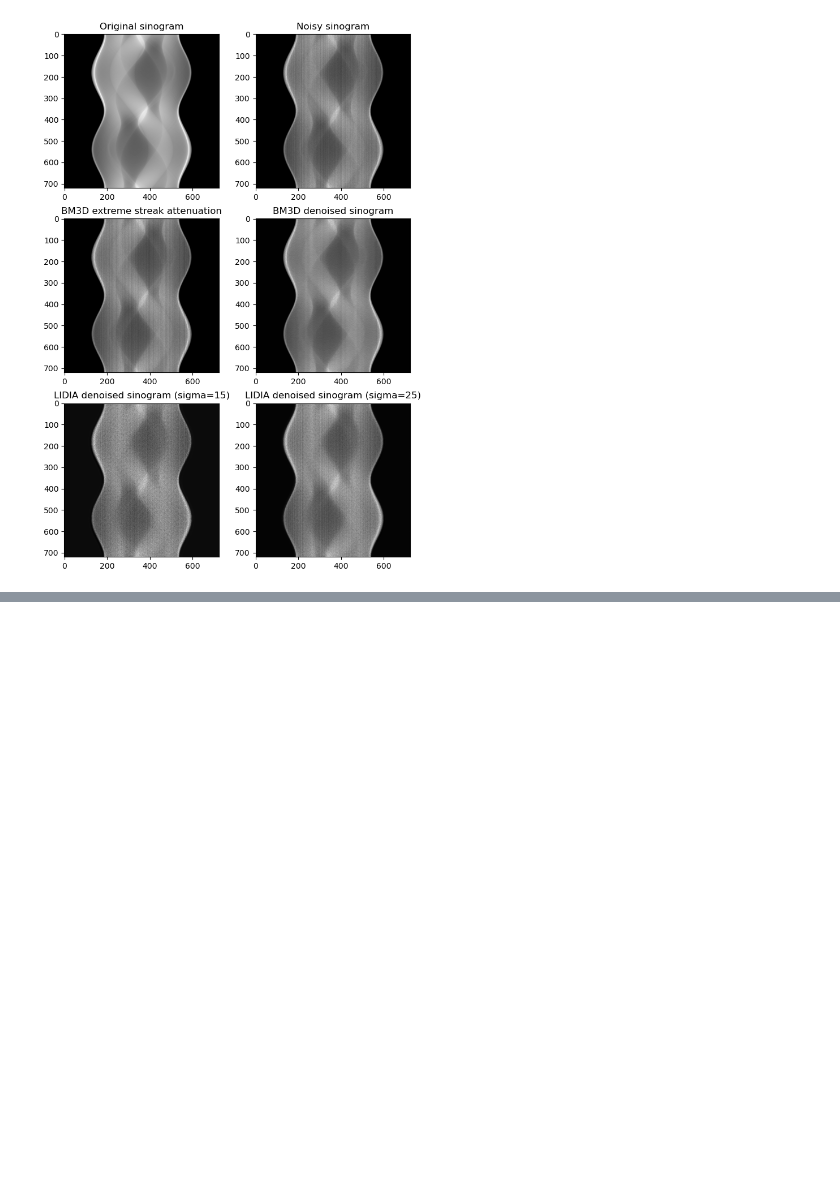
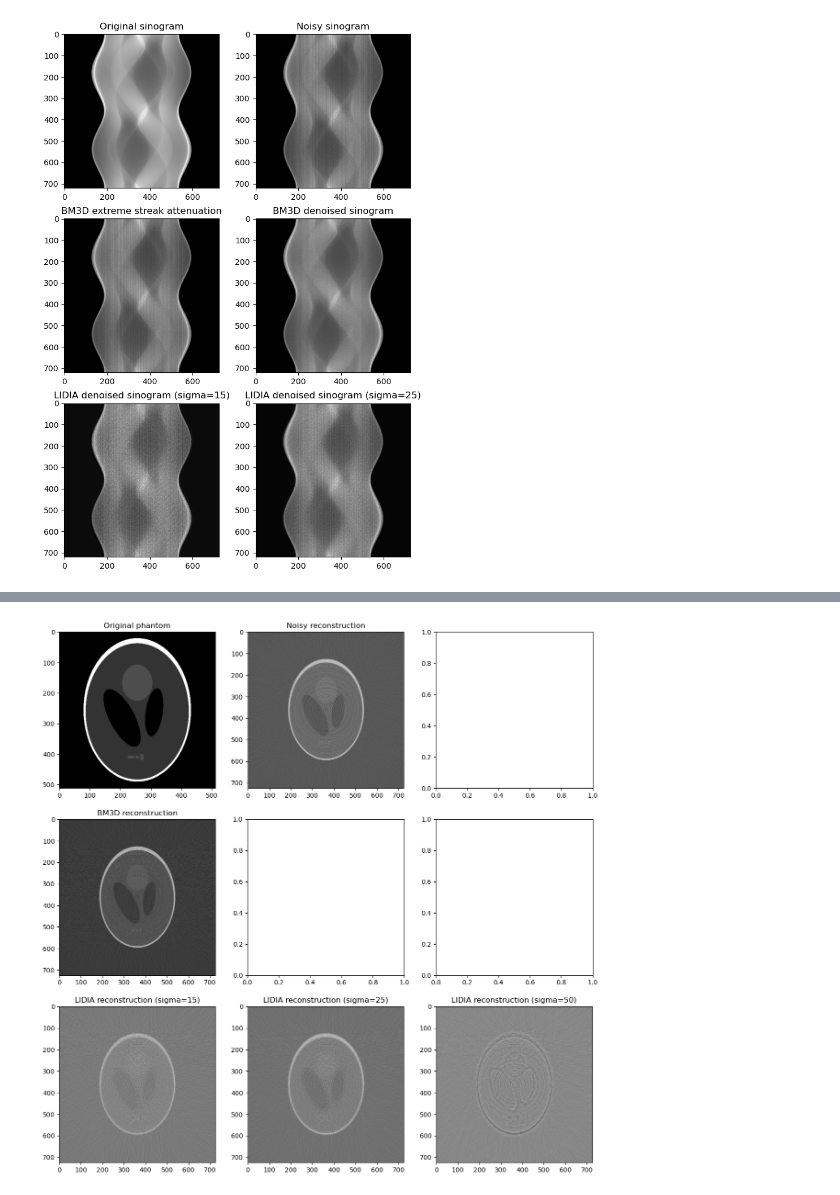
Before and after one commit to KedoKudo/TomoArtifactBenchPy, a Jupyter notebook: notebooks/evaluate_LIDIA.ipynb, the cells around one changed output, grey strips where cells are left out. Drawn from its saved outputs; the diff is of its cells as text; code cells hidden in the pictures; blank space fills up the shorter version.

Commit message:
add recon results for cmp

```diff
--- a/notebooks/evaluate_LIDIA.ipynb
+++ b/notebooks/evaluate_LIDIA.ipynb
@@ -226,0 +233,41 @@ plt.show()
+# %%
+recon_bm3d = recon_from_sinogram(
+    sino_bm3d,
+    thetas_deg,
+)
+# %%
+recon_lidia_sigma15 = recon_from_sinogram(
+    sino_lidia_sigma15[0, 0, :, :],
+    thetas_deg,
+)
+# %%
+recon_lidia_sigma25 = recon_from_sinogram(
+    sino_lidia_sigma25[0, 0, :, :],
+    thetas_deg,
+)
+# %%
+recon_lidia_sigma50 = recon_from_sinogram(
+    sino_lidia_sigma50[0, 0, :, :],
+    thetas_deg,
+)
+# %%
+# visualize side by side
+# phantom, recon_noisy
+# recon_bm3d
+# recon_lidia_sigma15, recon_lidia_sigma25, recon_lidia_sigma50
+fig, axs = plt.subplots(3, 3, figsize=(15, 15))
+axs[0, 0].imshow(phantom[0], cmap='gray')
+axs[0, 0].set_title('Original phantom')
+axs[0, 1].imshow(recon_noisy, cmap='gray')
+axs[0, 1].set_title('Noisy reconstruction')
+axs[1, 0].imshow(recon_bm3d, cmap='gray')
+axs[1, 0].set_title('BM3D reconstruction')
+axs[2, 0].imshow(recon_lidia_sigma15, cmap='gray')
+axs[2, 0].set_title('LIDIA reconstruction (sigma=15)')
+axs[2, 1].imshow(recon_lidia_sigma25, cmap='gray')
+axs[2, 1].set_title('LIDIA reconstruction (sigma=25)')
+axs[2, 2].imshow(recon_lidia_sigma50, cmap='gray')
+axs[2, 2].set_title('LIDIA reconstruction (sigma=50)')
+plt.show()
+# %% [output]
+[figure, added]
```
Also changed, not shown: parts of 7 cells of this notebook.
